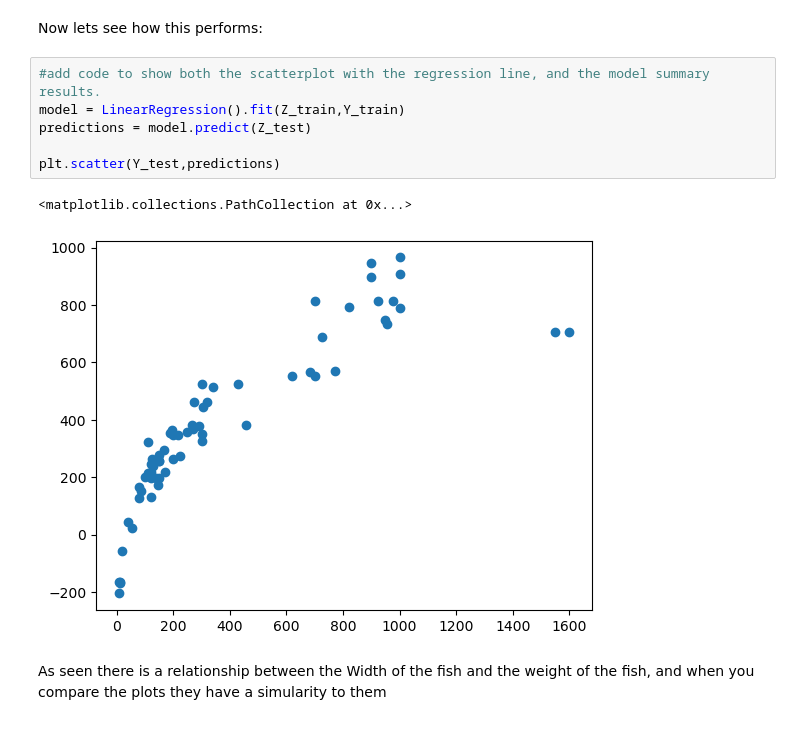
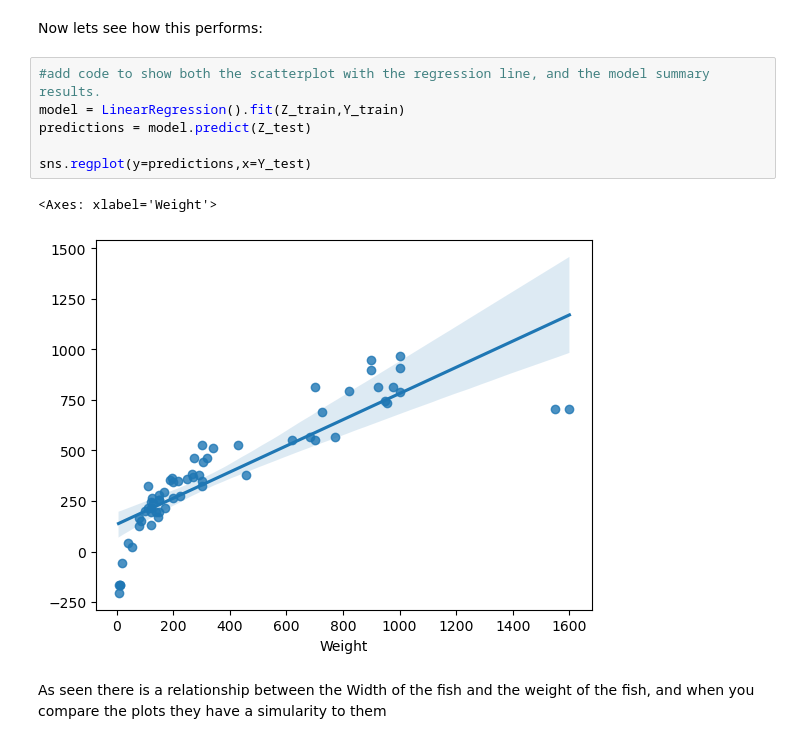
Before and after one commit to TheLovelyTamara/datamining, a Jupyter notebook: S4 - Regression/DMS - S4 - Assignment 1 - Template.ipynb, the cells around one changed output. Cells and saved outputs as stored; diff of their text form.

```diff
--- a/S4 - Regression/DMS - S4 - Assignment 1 - Template.ipynb
+++ b/S4 - Regression/DMS - S4 - Assignment 1 - Template.ipynb
@@ -159,12 +160,12 @@ Now lets see how this performs:
 # %%
 #add code to show both the scatterplot with the regression line, and the model summary results.
 model = LinearRegression().fit(Z_train,Y_train)
 predictions = model.predict(Z_test)
 
-plt.scatter(Y_test,predictions)
+sns.regplot(y=predictions,x=Y_test)
 # %% [output]
-<matplotlib.collections.PathCollection at 0x...>
+<Axes: xlabel='Weight'>
-[figure, old version]
+[figure, new version]
 # %% [markdown]
 As seen there is a relationship between the Width of the fish and the weight of the fish, and when you compare the plots they have a simularity to them
 # %% [markdown]
```
Also changed, not shown: parts of 3 cells of this notebook.
